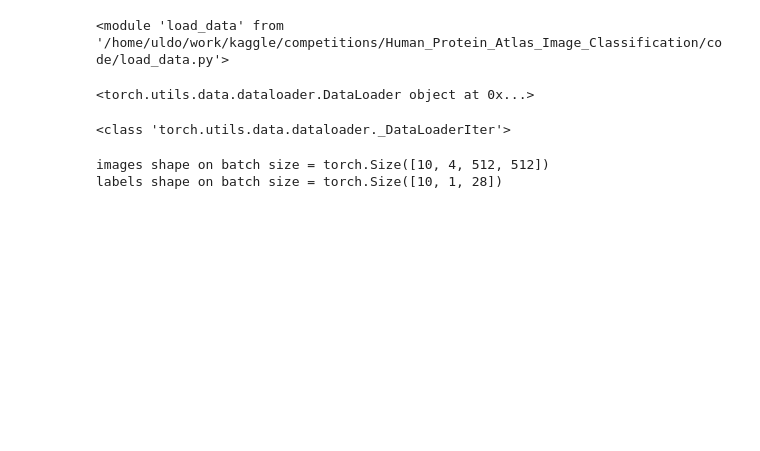
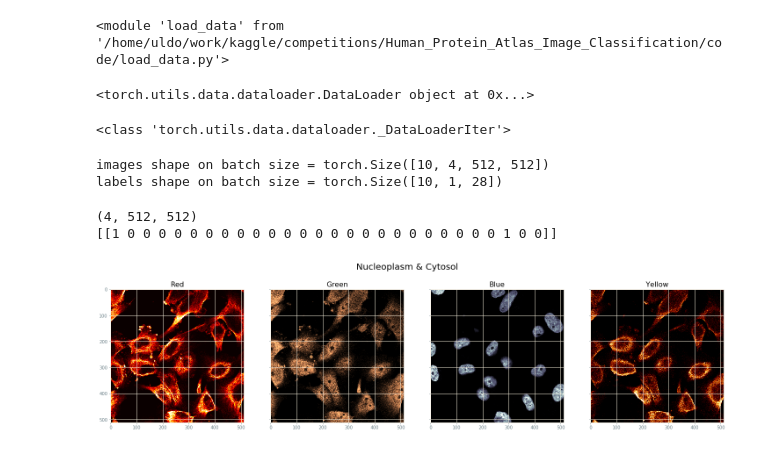
Before and after one commit to contemplat0r/Human_Protein_Atlas_Image_Classification, a Jupyter notebook: pytorch_model_exp.ipynb, the cells around one changed output. Cells and saved outputs as stored; diff of their text form; code cells hidden in the pictures; blank space fills up the shorter version.

Commit message:
Image show function work now

```diff
--- a/pytorch_model_exp.ipynb
+++ b/pytorch_model_exp.ipynb
@@ -60,17 +60,18 @@ def show(image, labels):
 
     title = ''
     #npimage = image.numpy()[:, ::-1, :, :]
-    print(image.size())
-    print(labels)
-    print(labels.size())
+    #print(image.size())
+    #print(labels)
+    #print(labels.size())
     #print(image)
     npimage = image.numpy()
     nplabels = labels.numpy()
     print(npimage.shape)
     print(nplabels)
-    npimage_swap = npimage[:, ::-1]
-    print(npimage_swap.shape)
-    '''
+    #transposed_npimage = np.transpose(npimage, (1, 2, 0))
+
+    #print(transposed_npimage.shape)
+
     #labels =sample['target']
 
     #for i, label in enumerate(LABELS):
@@ -79,6 +80,13 @@ def show(image, labels):
     #            title += label
     #        else:
     #            title += " & " + label
+
+    for i, label in enumerate(nplabels[0]):
+        if label == 1:
+            if title == '':
+                title += LABEL_NAMES_MAP[i]
+            else:
+                title += " & " + LABEL_NAMES_MAP[i]
 
     ax1.imshow(npimage[0,:,:],cmap="hot")
     ax1.set_title('Red')
@@ -89,7 +97,6 @@ def show(image, labels):
     ax4.imshow(npimage[3,:,:],cmap="afmhot")
     ax4.set_title('Yellow')
     f.suptitle(title, fontsize=20, y=0.62)
-    '''
 # %%
 class CNN(nn.Module):
 
@@ -156,4 +163,8 @@ labels shape on batch size = torch.Size([10, 1, 28])
 #plt.axis('off')
 #plt.title(labels.numpy())
 # %%
-#show(images[0], labels[0])
+show(images[0], labels[0])
+# %% [output]
+(4, 512, 512)
+[[1 0 0 0 0 0 0 0 0 0 0 0 0 0 0 0 0 0 0 0 0 0 0 0 0 1 0 0]]
+[figure, added]
```
